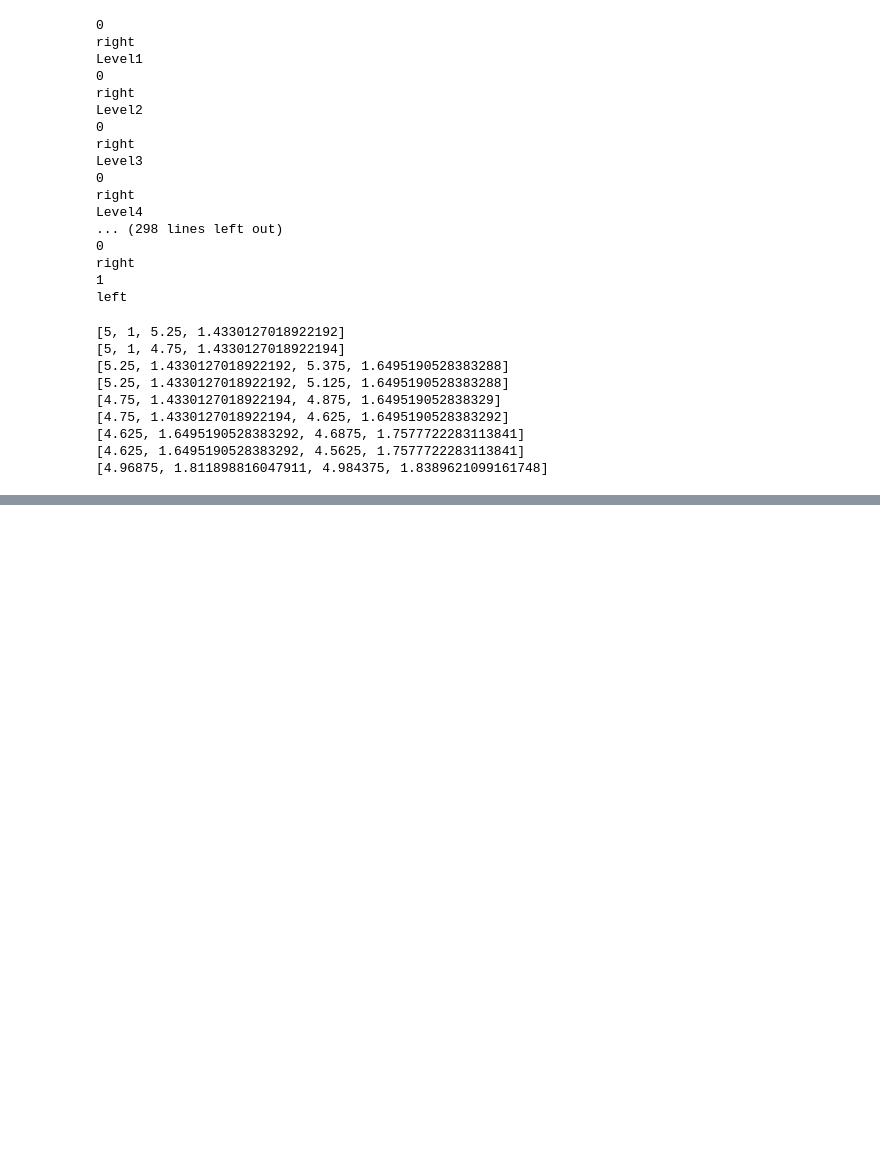
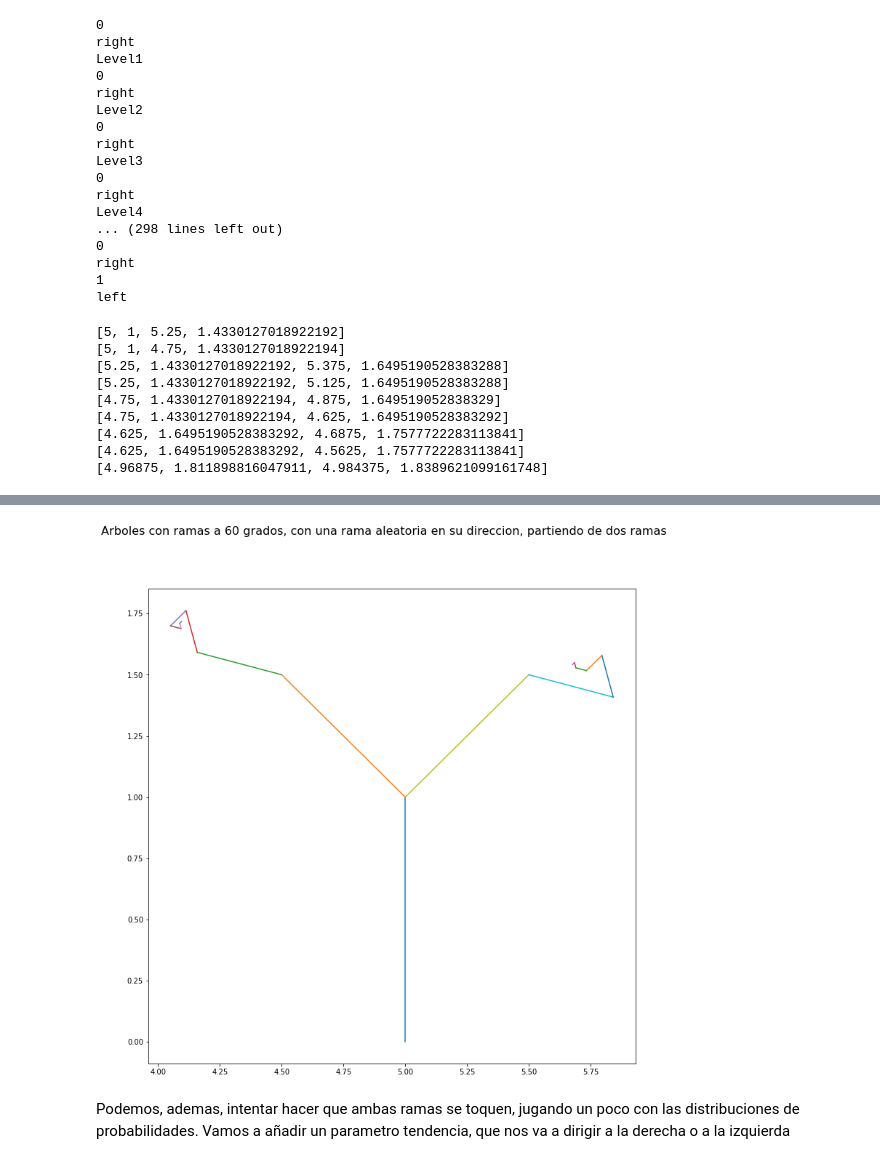
Before and after one commit to AlejandroFNadal/Fractales, a Jupyter notebook: Arboles.ipynb, the cells around one changed output, grey strips where cells are left out. Drawn from its saved outputs; the diff is of its cells as text; code cells hidden in the pictures; blank space fills up the shorter version.

```diff
--- a/Arboles.ipynb
+++ b/Arboles.ipynb
@@ -101,0 +188,15 @@ goThroughBranches(trunk)
+# %%
+depth = 5
+trunkAngleRandom = Node([5,0,5,1])
+trunkAngleRandom.children=[Node([5,1,4.5,1.5]), Node([5,1,5.5,1.5])]
+addBranchesWithRandomPath(trunkAngleRandom.children[0].data,trunkAngleRandom.children[0],0,depth,45)
+addBranchesWithRandomPath(trunkAngleRandom.children[1].data,trunkAngleRandom.children[1],0,depth,45)
+# %%
+fig2 = pl.figure(figsize=(12,12))
+fig2.suptitle("Arboles con ramas a 60 grados, con una rama aleatoria en su direccion, partiendo de dos ramas", fontsize=16)
+
+goThroughBranches(trunkAngleRandom)
+# %% [output]
+[figure, added]
+# %% [markdown]
+Podemos, ademas, intentar hacer que ambas ramas se toquen, jugando un poco con las distribuciones de probabilidades. Vamos a añadir un parametro tendencia, que nos va a dirigir a la derecha o a la izquierda
```
Also changed, not shown: parts of 12 cells of this notebook, 3 other files.
